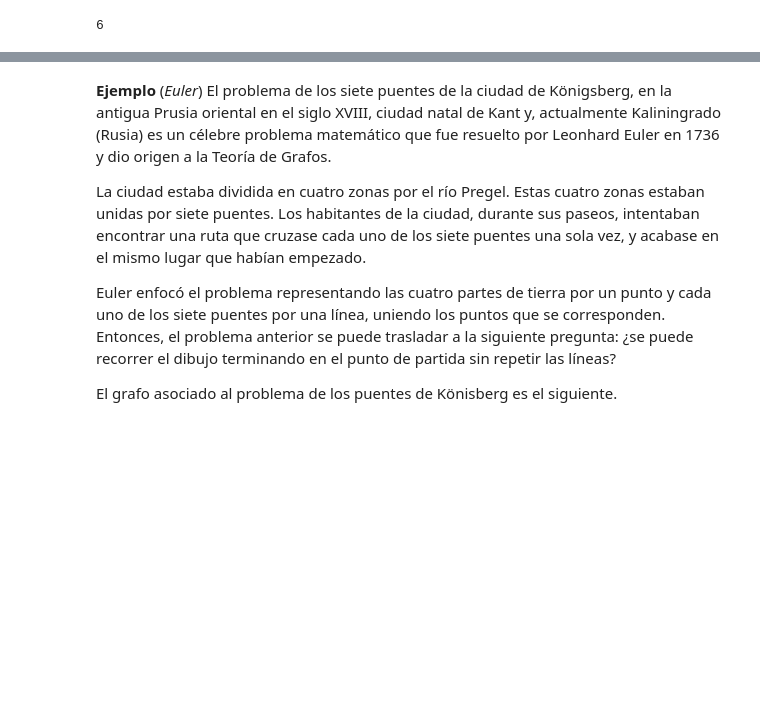
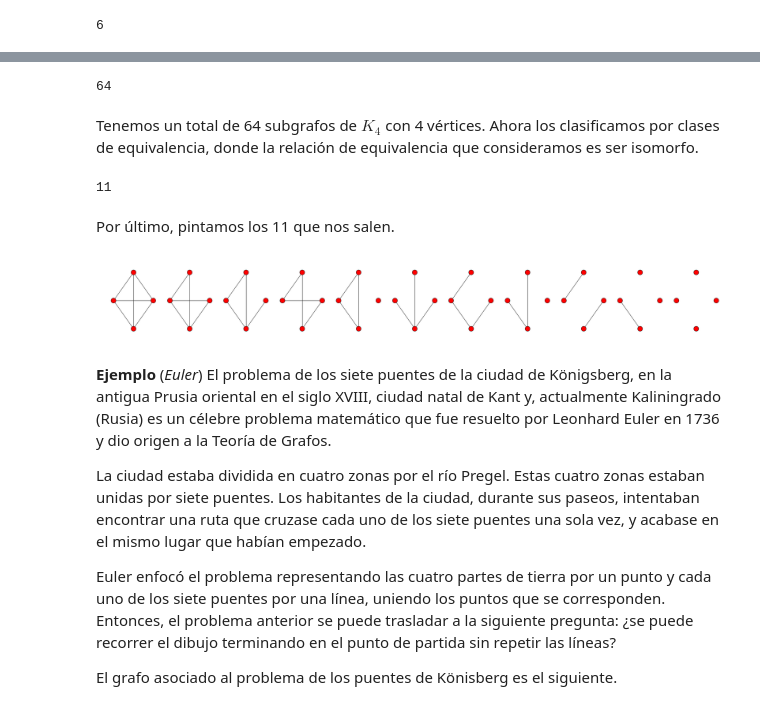
Before and after one commit to pedritomelenas/Algebra-II, a Jupyter notebook: Grafos/Grafos con iphyton.ipynb, the cells around one changed output, grey strips where cells are left out. Drawn from its saved outputs; the diff is of its cells as text; code cells hidden in the pictures; blank space fills up the shorter version.

```diff
--- a/Grafos/Grafos con iphyton.ipynb
+++ b/Grafos/Grafos con iphyton.ipynb
@@ -397,3 +208,35 @@ nx.draw_circular(H)
+# %%
+sub=[list(x) for x in list(subsets(e))]
+# %%
+H=[]
+for ls in sub:
+    Gt=G.copy();
+    Gt.remove_edges_from(ls);
+    H.append(Gt);
+len(H)
+# %% [output]
+64
+# %% [markdown]
+Tenemos un total de 64 subgrafos de $K_4$ con 4 vértices. Ahora los clasificamos por clases de equivalencia, donde la relación de equivalencia que consideramos es ser isomorfo.
+# %%
+clases=[]
+while H!=[]:
+    c=[h for h in H if nx.is_isomorphic(H[0],h)]
+    clases.append(c)
+    H=[h for h in H if not(h in c)]
+len(clases)
+# %% [output]
+11
+# %% [markdown]
+Por último, pintamos los 11 que nos salen.
+# %%
+plt.subplots_adjust(left=0,right=5,bottom=0,top=0.95,wspace=0.01,hspace=1)
+for i in range(11):
+    plt.subplot(1,11,i+1)
+    nx.draw_circular(clases[i][0])
+show()
+# %% [output]
+[figure, added]
 # %% [markdown]
 **Ejemplo** (*Euler*) El problema de los siete puentes de la ciudad de Königsberg, en la antigua Prusia oriental en el siglo XVIII, ciudad natal de Kant y, actualmente Kaliningrado (Rusia) es un célebre problema matemático que fue resuelto por Leonhard Euler en 1736 y dio origen a la Teoría de Grafos.
 
```
Also changed, not shown: parts of 59 cells of this notebook, 1 other file.
